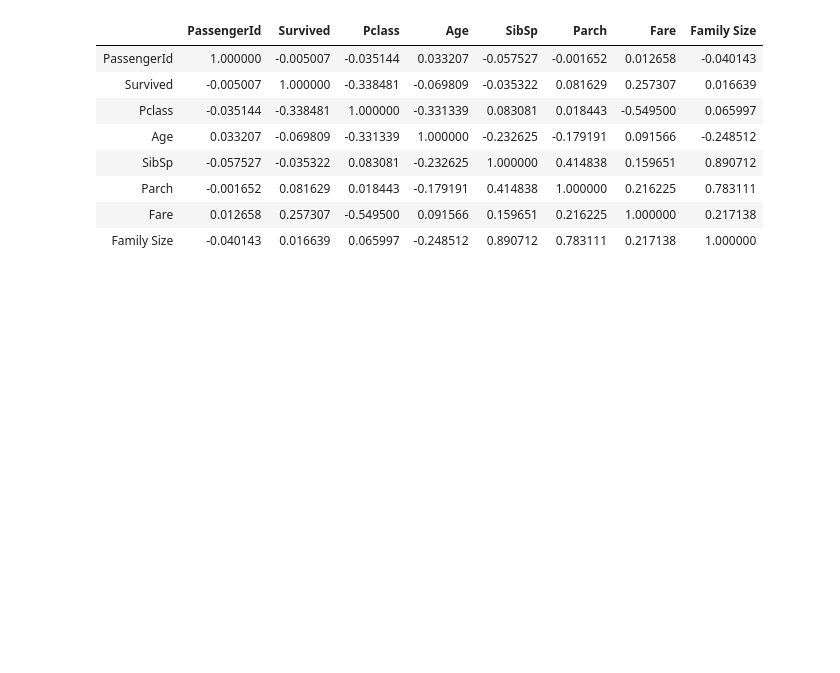
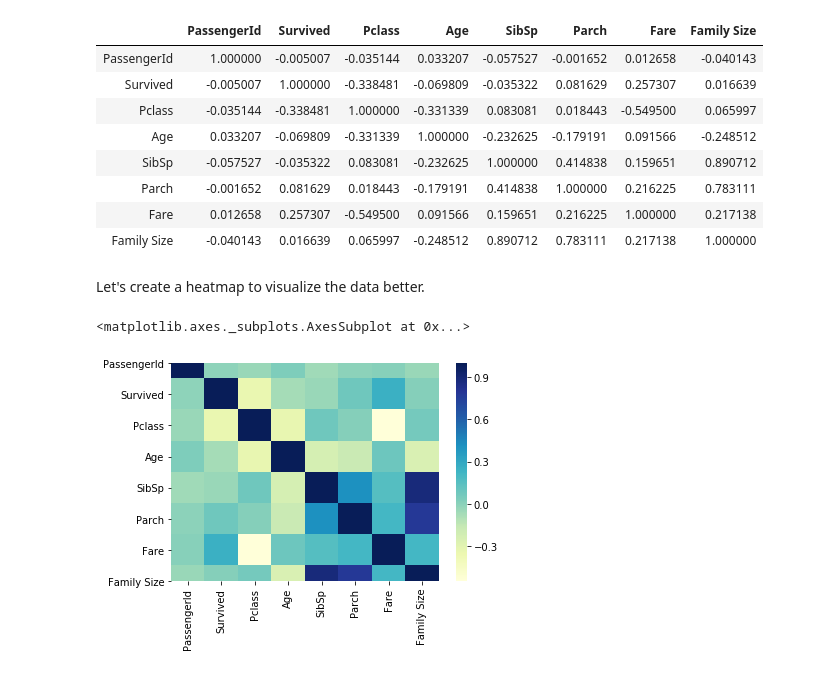
Before and after one commit to SalimAmarti/Titanic_Project, a Jupyter notebook: Titanic model.ipynb, the cells around one changed output. Cells and saved outputs as stored; diff of their text form; code cells hidden in the pictures; blank space fills up the shorter version.

```diff
--- a/Titanic model.ipynb
+++ b/Titanic model.ipynb
@@ -345,3 +345,10 @@ tit_data_clean.corr()
 | Parch | -0.001652 | 0.081629 | 0.018443 | -0.179191 | 0.414838 | 1.000000 | 0.216225 | 0.783111 |
 | Fare | 0.012658 | 0.257307 | -0.549500 | 0.091566 | 0.159651 | 0.216225 | 1.000000 | 0.217138 |
 | Family Size | -0.040143 | 0.016639 | 0.065997 | -0.248512 | 0.890712 | 0.783111 | 0.217138 | 1.000000 |
+# %% [markdown]
+Let's create a heatmap to visualize the data better.
+# %%
+sns.heatmap(tit_data_clean.corr(),cmap='YlGnBu')
+# %% [output]
+<matplotlib.axes._subplots.AxesSubplot at 0x...>
+[figure, added]
```
Also changed, not shown: parts of 4 cells of this notebook.
